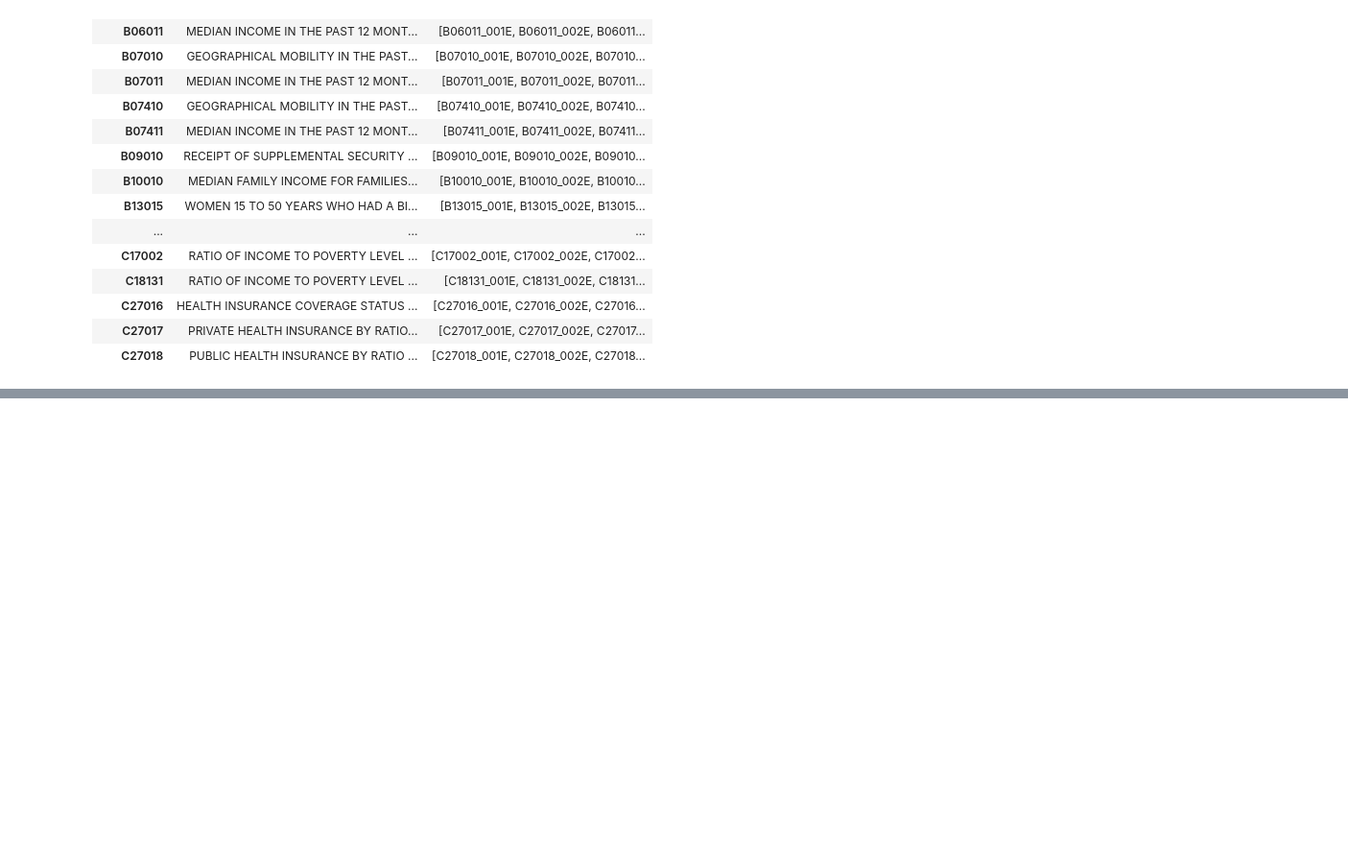
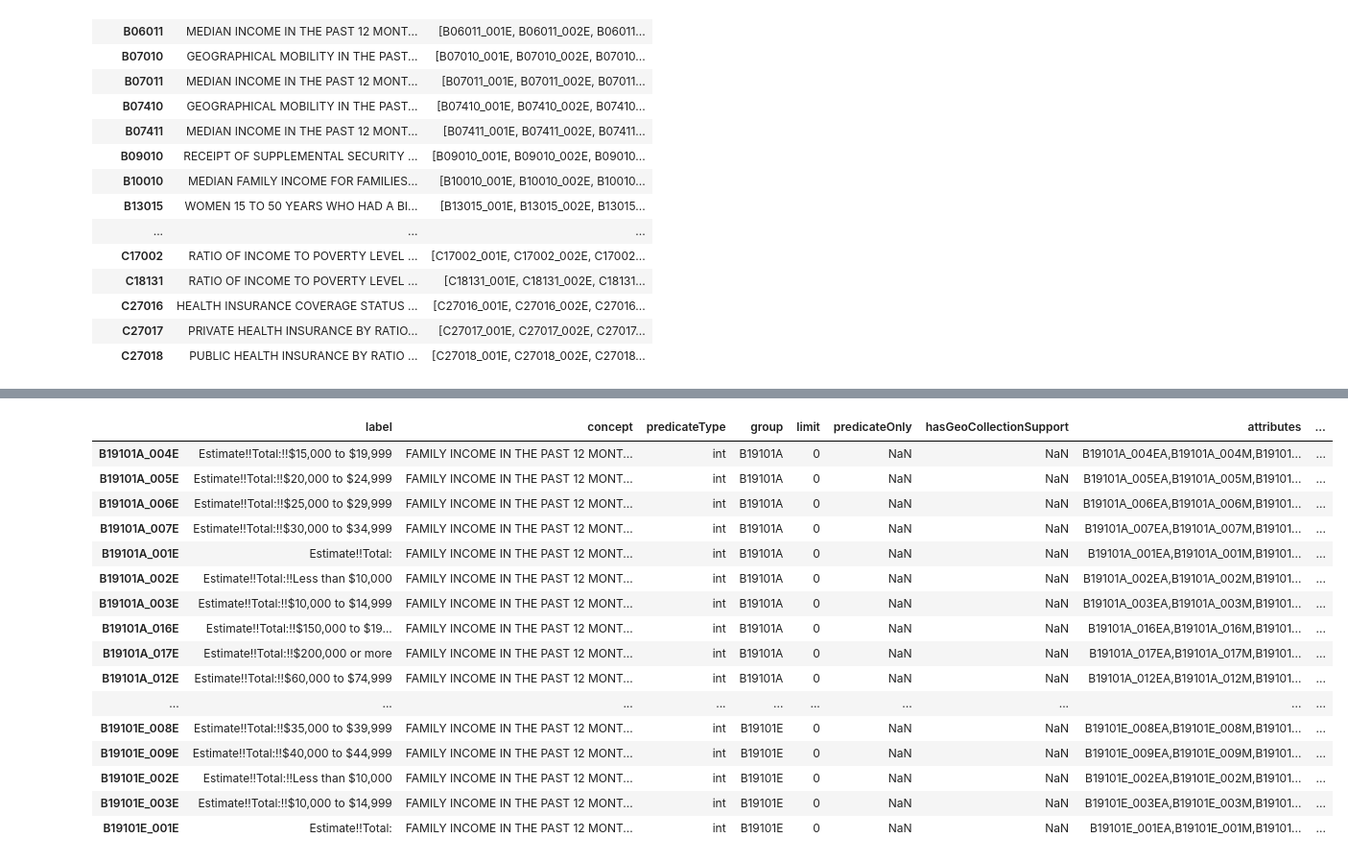
Before and after one commit to LeDataSciFi/FinTech-Capstone-2023, a Jupyter notebook: ACSVariables.ipynb, the cells around one changed output, grey strips where cells are left out. Shown at 96% size. Saved outputs shown, nothing was run; the diff lists cells and outputs as text; code cells hidden in the pictures; blank space fills up the shorter version.

```diff
--- a/ACSVariables.ipynb
+++ b/ACSVariables.ipynb
@@ -142,0 +409,20 @@ Index(['label', 'concept', 'predicateType', 'group', 'limit', 'predicateOnly',
+# %%
+acs.filter_variables("B19101")
+# %% [output]
+|  | label | concept | predicateType | group | limit | predicateOnly | hasGeoCollectionSupport | attributes | ... |
+| B19101A_004E | Estimate!!Total:!!$15,000 to $19,999 | FAMILY INCOME IN THE PAST 12 MONT... | int | B19101A | 0 | NaN | NaN | B19101A_004EA,B19101A_004M,B19101... | ... |
+| B19101A_005E | Estimate!!Total:!!$20,000 to $24,999 | FAMILY INCOME IN THE PAST 12 MONT... | int | B19101A | 0 | NaN | NaN | B19101A_005EA,B19101A_005M,B19101... | ... |
+| B19101A_006E | Estimate!!Total:!!$25,000 to $29,999 | FAMILY INCOME IN THE PAST 12 MONT... | int | B19101A | 0 | NaN | NaN | B19101A_006EA,B19101A_006M,B19101... | ... |
+| B19101A_007E | Estimate!!Total:!!$30,000 to $34,999 | FAMILY INCOME IN THE PAST 12 MONT... | int | B19101A | 0 | NaN | NaN | B19101A_007EA,B19101A_007M,B19101... | ... |
+| B19101A_001E | Estimate!!Total: | FAMILY INCOME IN THE PAST 12 MONT... | int | B19101A | 0 | NaN | NaN | B19101A_001EA,B19101A_001M,B19101... | ... |
+| B19101A_002E | Estimate!!Total:!!Less than $10,000 | FAMILY INCOME IN THE PAST 12 MONT... | int | B19101A | 0 | NaN | NaN | B19101A_002EA,B19101A_002M,B19101... | ... |
+| B19101A_003E | Estimate!!Total:!!$10,000 to $14,999 | FAMILY INCOME IN THE PAST 12 MONT... | int | B19101A | 0 | NaN | NaN | B19101A_003EA,B19101A_003M,B19101... | ... |
+| B19101A_016E | Estimate!!Total:!!$150,000 to $19... | FAMILY INCOME IN THE PAST 12 MONT... | int | B19101A | 0 | NaN | NaN | B19101A_016EA,B19101A_016M,B19101... | ... |
+| B19101A_017E | Estimate!!Total:!!$200,000 or more | FAMILY INCOME IN THE PAST 12 MONT... | int | B19101A | 0 | NaN | NaN | B19101A_017EA,B19101A_017M,B19101... | ... |
+| B19101A_012E | Estimate!!Total:!!$60,000 to $74,999 | FAMILY INCOME IN THE PAST 12 MONT... | int | B19101A | 0 | NaN | NaN | B19101A_012EA,B19101A_012M,B19101... | ... |
+| ... | ... | ... | ... | ... | ... | ... | ... | ... | ... |
+| B19101E_008E | Estimate!!Total:!!$35,000 to $39,999 | FAMILY INCOME IN THE PAST 12 MONT... | int | B19101E | 0 | NaN | NaN | B19101E_008EA,B19101E_008M,B19101... | ... |
+| B19101E_009E | Estimate!!Total:!!$40,000 to $44,999 | FAMILY INCOME IN THE PAST 12 MONT... | int | B19101E | 0 | NaN | NaN | B19101E_009EA,B19101E_009M,B19101... | ... |
+| B19101E_002E | Estimate!!Total:!!Less than $10,000 | FAMILY INCOME IN THE PAST 12 MONT... | int | B19101E | 0 | NaN | NaN | B19101E_002EA,B19101E_002M,B19101... | ... |
+| B19101E_003E | Estimate!!Total:!!$10,000 to $14,999 | FAMILY INCOME IN THE PAST 12 MONT... | int | B19101E | 0 | NaN | NaN | B19101E_003EA,B19101E_003M,B19101... | ... |
+| B19101E_001E | Estimate!!Total: | FAMILY INCOME IN THE PAST 12 MONT... | int | B19101E | 0 | NaN | NaN | B19101E_001EA,B19101E_001M,B19101... | ... |
```
Also changed, not shown: parts of 39 cells of this notebook, 1 other file.
